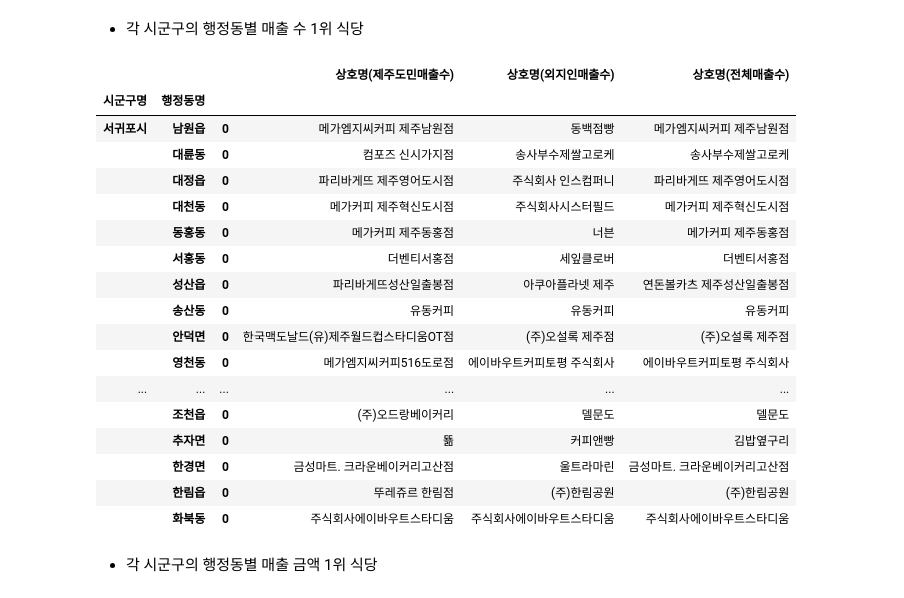
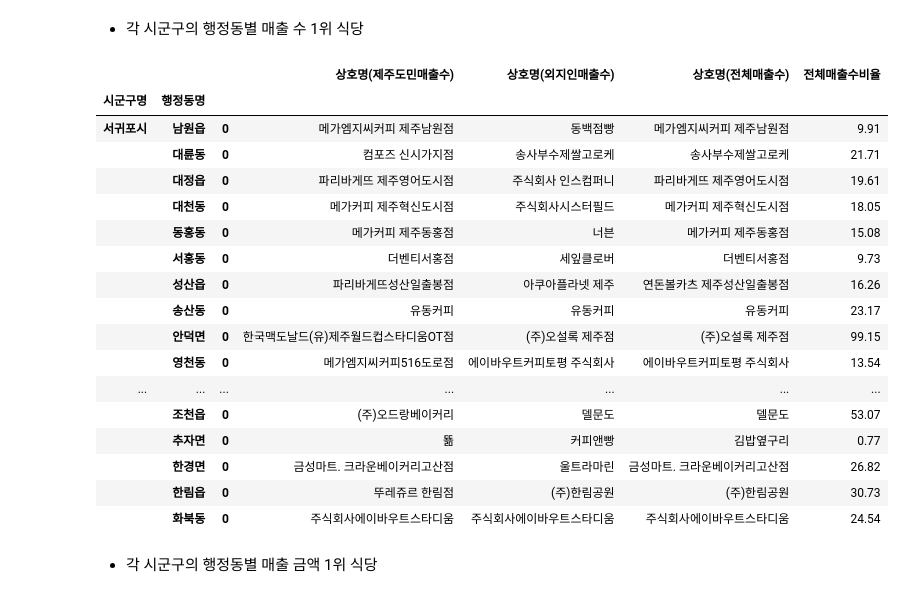
Before and after one commit to Hwijune/hackt, a Jupyter notebook: study/01_AI_Bigdata_Programming/jeju_eda/jeju_eda.ipynb, the cells around one changed output. Cells and saved outputs as stored; diff of their text form; code cells hidden in the pictures.

```diff
--- a/study/01_AI_Bigdata_Programming/jeju_eda/jeju_eda.ipynb
+++ b/study/01_AI_Bigdata_Programming/jeju_eda/jeju_eda.ipynb
@@ -171,41 +171,41 @@ result.fillna("")
 # %%
 df1['상호명(제주도민매출수)'] = df1['상호명']
 grouped = df1.groupby(['시군구명', '행정동명'])
 func = lambda g: g.sort_values(by='제주도민매출수비율', ascending=False).head(1).reset_index(drop=True)#[:1]
 res2 = grouped.apply(func)[['상호명(제주도민매출수)']]
 
 df1['상호명(외지인매출수)'] = df1['상호명']
 grouped = df1.groupby(['시군구명', '행정동명'])
 func = lambda g: g.sort_values(by='외지인매출수비율', ascending=False).head(1).reset_index(drop=True)#[:1]
 res4 = grouped.apply(func)[['상호명(외지인매출수)']]
 
 df1['상호명(전체매출수)'] = df1['상호명']
 grouped = df1.groupby(['시군구명', '행정동명'])
 func = lambda g: g.sort_values(by='전체매출수비율', ascending=False).head(1).reset_index(drop=True)#[:1]
-res6 = grouped.apply(func)[['상호명(전체매출수)']]
+res6 = grouped.apply(func)[['상호명(전체매출수)', '전체매출수비율']]
 #res6.reset_index(drop=True)
 
 result = pd.concat([res2, res4, res6], axis = 1)
 result.fillna("")
 # %% [output]
-|  |  |  | 상호명(제주도민매출수) | 상호명(외지인매출수) | 상호명(전체매출수) |
-| 시군구명 | 행정동명 |  |  |  |  |
-| 서귀포시 | 남원읍 | 0 | 메가엠지씨커피 제주남원점 | 동백점빵 | 메가엠지씨커피 제주남원점 |
-|  | 대륜동 | 0 | 컴포즈 신시가지점 | 송사부수제쌀고로케 | 송사부수제쌀고로케 |
-|  | 대정읍 | 0 | 파리바게뜨 제주영어도시점 | 주식회사 인스컴퍼니 | 파리바게뜨 제주영어도시점 |
-|  | 대천동 | 0 | 메가커피 제주혁신도시점 | 주식회사시스터필드 | 메가커피 제주혁신도시점 |
-|  | 동홍동 | 0 | 메가커피 제주동홍점 | 너븐 | 메가커피 제주동홍점 |
-|  | 서홍동 | 0 | 더벤티서홍점 | 세잎클로버 | 더벤티서홍점 |
-|  | 성산읍 | 0 | 파리바게뜨성산일출봉점 | 아쿠아플라넷 제주 | 연돈볼카츠 제주성산일출봉점 |
-|  | 송산동 | 0 | 유동커피 | 유동커피 | 유동커피 |
-|  | 안덕면 | 0 | 한국맥도날드(유)제주월드컵스타디움OT점 | (주)오설록 제주점 | (주)오설록 제주점 |
-|  | 영천동 | 0 | 메가엠지씨커피516도로점 | 에이바우트커피토평 주식회사 | 에이바우트커피토평 주식회사 |
-| ... | ... | ... | ... | ... | ... |
-|  | 조천읍 | 0 | (주)오드랑베이커리 | 델문도 | 델문도 |
-|  | 추자면 | 0 | 뚊 | 커피앤빵 | 김밥옆구리 |
-|  | 한경면 | 0 | 금성마트. 크라운베이커리고산점 | 울트라마린 | 금성마트. 크라운베이커리고산점 |
-|  | 한림읍 | 0 | 뚜레쥬르 한림점 | (주)한림공원 | (주)한림공원 |
-|  | 화북동 | 0 | 주식회사에이바우트스타디움 | 주식회사에이바우트스타디움 | 주식회사에이바우트스타디움 |
+|  |  |  | 상호명(제주도민매출수) | 상호명(외지인매출수) | 상호명(전체매출수) | 전체매출수비율 |
+| 시군구명 | 행정동명 |  |  |  |  |  |
+| 서귀포시 | 남원읍 | 0 | 메가엠지씨커피 제주남원점 | 동백점빵 | 메가엠지씨커피 제주남원점 | 9.91 |
+|  | 대륜동 | 0 | 컴포즈 신시가지점 | 송사부수제쌀고로케 | 송사부수제쌀고로케 | 21.71 |
+|  | 대정읍 | 0 | 파리바게뜨 제주영어도시점 | 주식회사 인스컴퍼니 | 파리바게뜨 제주영어도시점 | 19.61 |
+|  | 대천동 | 0 | 메가커피 제주혁신도시점 | 주식회사시스터필드 | 메가커피 제주혁신도시점 | 18.05 |
+|  | 동홍동 | 0 | 메가커피 제주동홍점 | 너븐 | 메가커피 제주동홍점 | 15.08 |
+|  | 서홍동 | 0 | 더벤티서홍점 | 세잎클로버 | 더벤티서홍점 | 9.73 |
+|  | 성산읍 | 0 | 파리바게뜨성산일출봉점 | 아쿠아플라넷 제주 | 연돈볼카츠 제주성산일출봉점 | 16.26 |
+|  | 송산동 | 0 | 유동커피 | 유동커피 | 유동커피 | 23.17 |
+|  | 안덕면 | 0 | 한국맥도날드(유)제주월드컵스타디움OT점 | (주)오설록 제주점 | (주)오설록 제주점 | 99.15 |
+|  | 영천동 | 0 | 메가엠지씨커피516도로점 | 에이바우트커피토평 주식회사 | 에이바우트커피토평 주식회사 | 13.54 |
+| ... | ... | ... | ... | ... | ... | ... |
+|  | 조천읍 | 0 | (주)오드랑베이커리 | 델문도 | 델문도 | 53.07 |
+|  | 추자면 | 0 | 뚊 | 커피앤빵 | 김밥옆구리 | 0.77 |
+|  | 한경면 | 0 | 금성마트. 크라운베이커리고산점 | 울트라마린 | 금성마트. 크라운베이커리고산점 | 26.82 |
+|  | 한림읍 | 0 | 뚜레쥬르 한림점 | (주)한림공원 | (주)한림공원 | 30.73 |
+|  | 화북동 | 0 | 주식회사에이바우트스타디움 | 주식회사에이바우트스타디움 | 주식회사에이바우트스타디움 | 24.54 |
 # %% [markdown]
 - 각 시군구의 행정동별 매출 금액 1위 식당
 # %%
```
Also changed, not shown: parts of 3 cells of this notebook, 2 other files.
